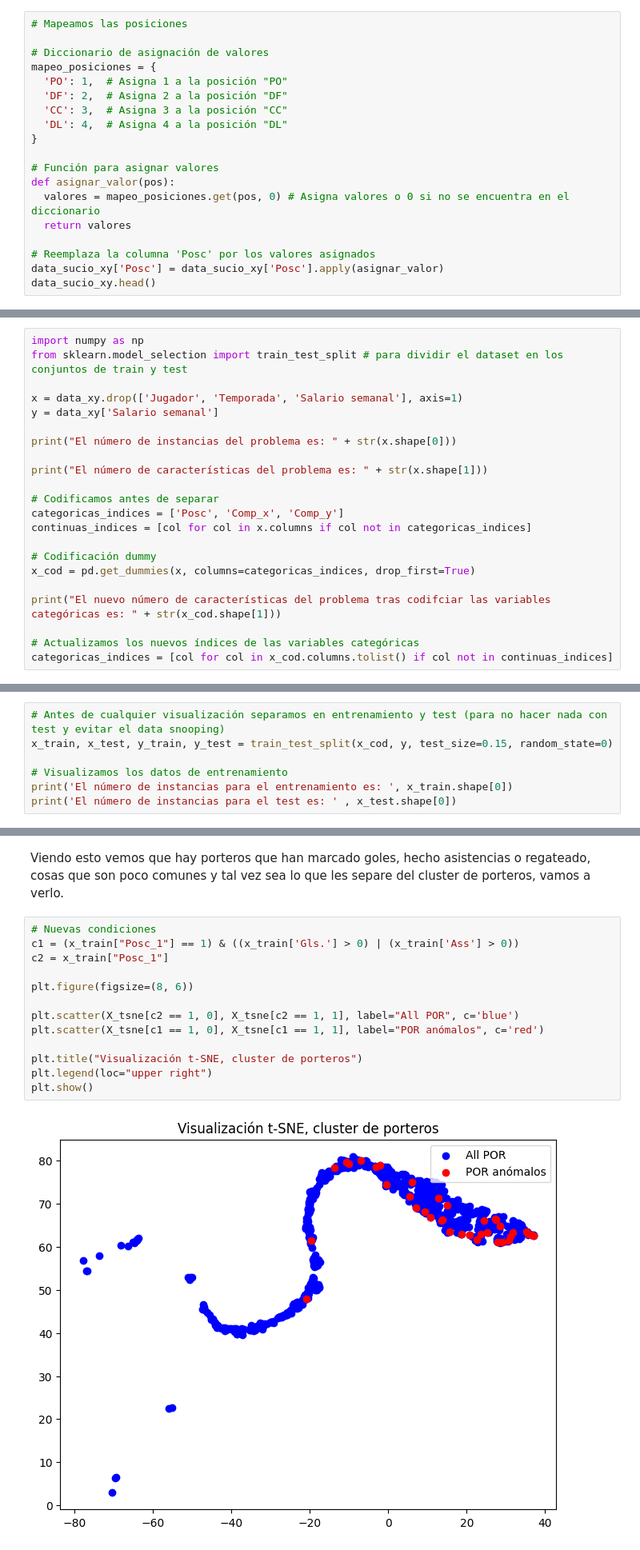
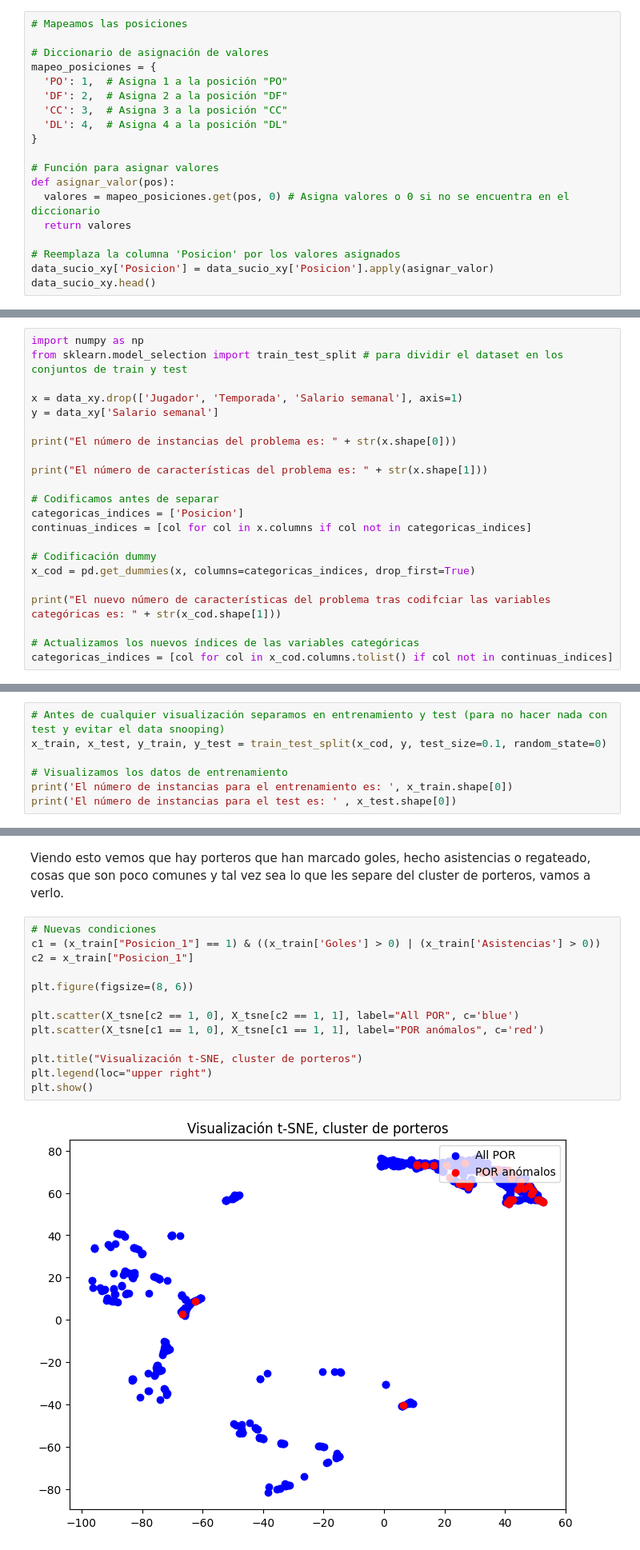
Before and after one commit to JMMelcrack/Predictive-models-applied-to-the-analysis-of-professional-footballers-wages, a Jupyter notebook: FeatureSelection.ipynb, the cells around one changed output, grey strips where cells are left out. Shown at 80% size. Drawn from its saved outputs; the diff is of its cells as text.

```diff
--- a/FeatureSelection.ipynb
+++ b/FeatureSelection.ipynb
@@ -24,7 +24,7 @@ def asignar_valor(pos):
   valores = mapeo_posiciones.get(pos, 0) # Asigna valores o 0 si no se encuentra en el diccionario
   return valores
 
-# Reemplaza la columna 'Posc' por los valores asignados
-data_sucio_xy['Posc'] = data_sucio_xy['Posc'].apply(asignar_valor)
+# Reemplaza la columna 'Posicion' por los valores asignados
+data_sucio_xy['Posicion'] = data_sucio_xy['Posicion'].apply(asignar_valor)
 data_sucio_xy.head()
 # %% [output]
@@ -77,7 +83,7 @@ print("El número de instancias del problema es: " + str(x.shape[0]))
 print("El número de características del problema es: " + str(x.shape[1]))
 
 # Codificamos antes de separar
-categoricas_indices = ['Posc', 'Comp_x', 'Comp_y']
+categoricas_indices = ['Posicion']
 continuas_indices = [col for col in x.columns if col not in categoricas_indices]
 
 # Codificación dummy
@@ -97,7 +103,7 @@ El nuevo número de características del problema tras codifciar las variables c
 Separamos en test y train para evitar data snooping.
 # %%
 # Antes de cualquier visualización separamos en entrenamiento y test (para no hacer nada con test y evitar el data snooping)
-x_train, x_test, y_train, y_test = train_test_split(x_cod, y, test_size=0.15, random_state=0)
+x_train, x_test, y_train, y_test = train_test_split(x_cod, y, test_size=0.1, random_state=0)
 
 # Visualizamos los datos de entrenamiento
 print('El número de instancias para el entrenamiento es: ', x_train.shape[0])
@@ -581,17 +587,17 @@ Comp_y_Serie A                         768     False - True                  0
 Viendo esto vemos que hay porteros que han marcado goles, hecho asistencias o regateado, cosas que son poco comunes y tal vez sea lo que les separe del cluster de porteros, vamos a verlo.
 # %%
 # Nuevas condiciones
-c1 = (x_train["Posc_1"] == 1) & ((x_train['Gls.'] > 0) | (x_train['Ass'] > 0))
-c2 = x_train["Posc_1"]
+c1 = (x_train["Posicion_1"] == 1) & ((x_train['Goles'] > 0) | (x_train['Asistencias'] > 0))
+c2 = x_train["Posicion_1"]
 
 plt.figure(figsize=(8, 6))
 
 plt.scatter(X_tsne[c2 == 1, 0], X_tsne[c2 == 1, 1], label="All POR", c='blue')
 plt.scatter(X_tsne[c1 == 1, 0], X_tsne[c1 == 1, 1], label="POR anómalos", c='red')
 
 plt.title("Visualización t-SNE, cluster de porteros")
 plt.legend(loc="upper right")
 plt.show()
 # %% [output]
-[figure, old version]
+[figure, new version]
 # %% [markdown]
```
Also changed, not shown: parts of 27 cells of this notebook.
